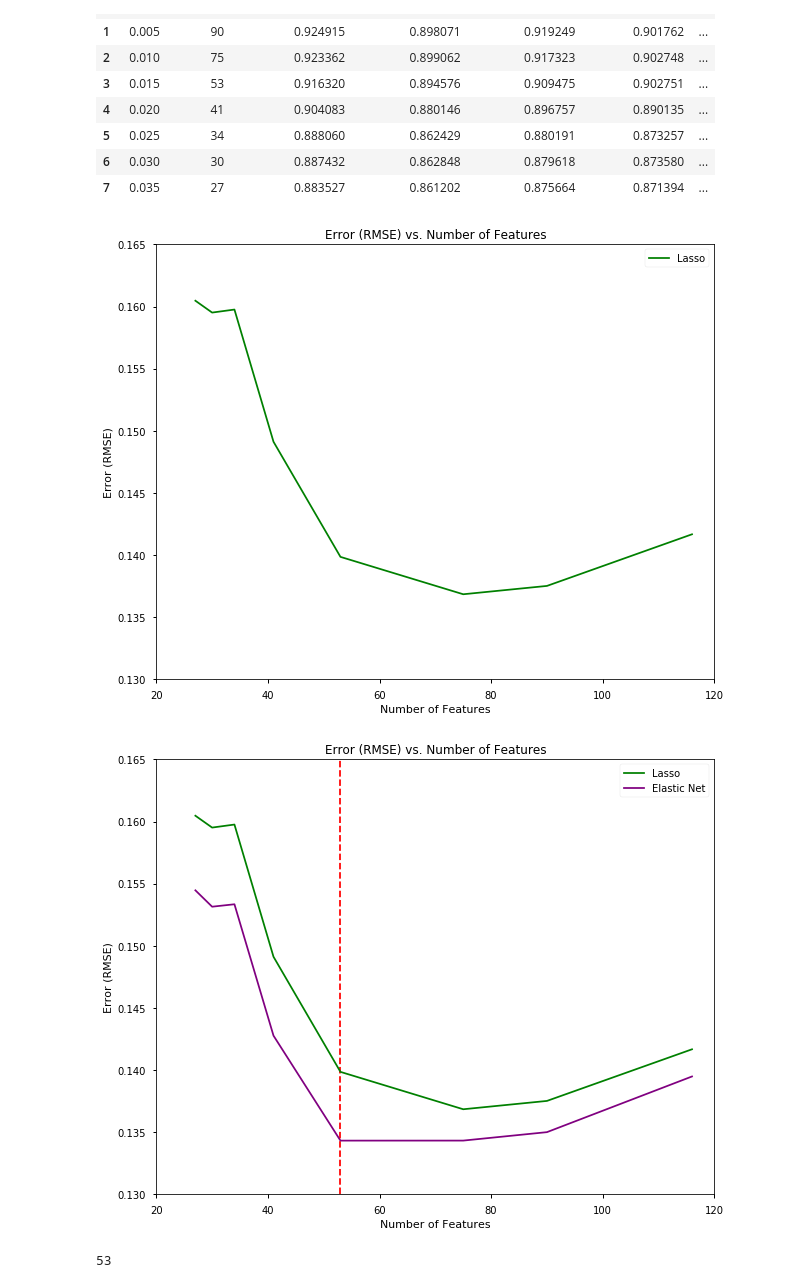
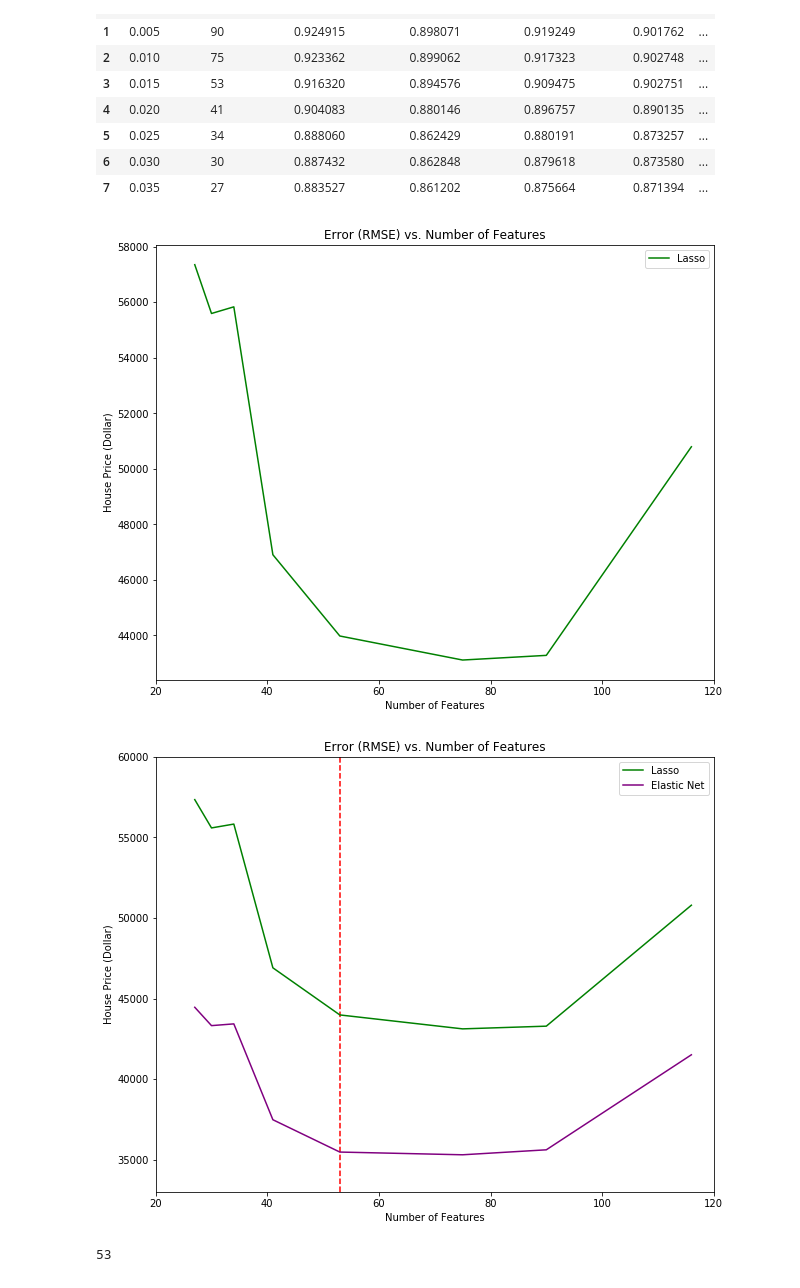
Before and after one commit to jwasham12/Ames-Iowa-Housing-Prediction, a Jupyter notebook: code/Feature Engineering and Modeling.ipynb, the cells around one changed output. Drawn from its saved outputs; the diff is of its cells as text; code cells hidden in the pictures.

```diff
--- a/code/Feature Engineering and Modeling.ipynb
+++ b/code/Feature Engineering and Modeling.ipynb
@@ -162,7 +162,7 @@ print(test_combine.shape)
 # Cross-Validating with all columns
 # %%
 # Cross validate lasso regression
-lasso = LassoCV(cv = 5)
+lasso = LassoCV()
 lasso_scores = cross_val_score(lasso, train_combine, np.log(y_train), cv = 5)
 lasso_model = lasso.fit(train_combine, np.log(y_train))
 lasso_scores.mean()
@@ -171,6 +171,6 @@ lasso_scores.mean()
 # %%
 # Cross validate elastic net regression
-elastic = ElasticNetCV(cv = 5)
+elastic = ElasticNetCV()
 elastic_scores = cross_val_score(elastic, train_combine, np.log(y_train), cv=5)
 elastic_scores.mean()
 # %% [output]
@@ -204,14 +204,14 @@ def feature_select():
         tr_score_ls.append(lasso_model.score(tr, np.log(y_train)))
         ts_score_ls.append(lasso_model.score(ts, np.log(y_test)))
         pred_ls = lasso_model.predict(ts)
-        error_ls.append(np.sqrt(mean_squared_error(np.log(y_test), pred_ls)))
+        error_ls.append(np.sqrt(mean_squared_error(y_test, np.exp(pred_ls))))
 
         elastic = ElasticNetCV(cv = 5)
         elastic_model = elastic.fit(tr, np.log(y_train))
         tr_score_en.append(elastic_model.score(tr, np.log(y_train)))
         ts_score_en.append(elastic_model.score(ts, np.log(y_test)))
         pred_en = elastic_model.predict(ts)
-        error_en.append(np.sqrt(mean_squared_error(np.log(y_test), pred_en)))
+        error_en.append(np.sqrt(mean_squared_error(y_test, np.exp(pred_en))))
     table = pd.DataFrame({'Cutoff': cut_off,
                           'Features': n,
                           'Train Score (Lasso)': tr_score_ls,
@@ -237,27 +237,26 @@ table
 # %%
 plt.figure(figsize = (10,8))
 plt.plot(table['Features'], table['RMSE (Lasso)'], label = 'Lasso', color = 'green')
-plt.ylim(0.13, 0.165)
 plt.xlim(20, 120)
 plt.xlabel("Number of Features")
-plt.ylabel("Error (RMSE)")
+plt.ylabel("House Price (Dollar)")
 plt.title("Error (RMSE) vs. Number of Features")
 plt.legend();
 # %% [output]
-[figure, old version]
+[figure, new version]
 # %%
 plt.figure(figsize = (10,8))
 plt.plot(table['Features'], table['RMSE (Lasso)'], label = 'Lasso', color = 'green')
 plt.plot(table['Features'], table['RMSE (Enet)'], label = 'Elastic Net', color = 'purple')
-plt.ylim(0.13, 0.165)
+plt.ylim(33000, 60000)
 plt.xlim(20, 120)
 plt.xlabel("Number of Features")
-plt.ylabel("Error (RMSE)")
+plt.ylabel("House Price (Dollar)")
 plt.title("Error (RMSE) vs. Number of Features")
-plt.vlines(x = table['Features'][3], ymin=0.13, ymax=.165,colors='r', linestyles='--')
+plt.vlines(x = table['Features'][3], ymin=33000, ymax=60000,colors='r', linestyles='--')
 plt.legend();
 # %% [output]
-[figure, old version]
+[figure, new version]
 # %%
 # Pull out columns that has coefficient of 0.015 greater.
 imp_feat = coef_table[coef_table['coef'].abs() > 0.015]
```
Also changed, not shown: parts of 8 cells of this notebook, 1 other file.
